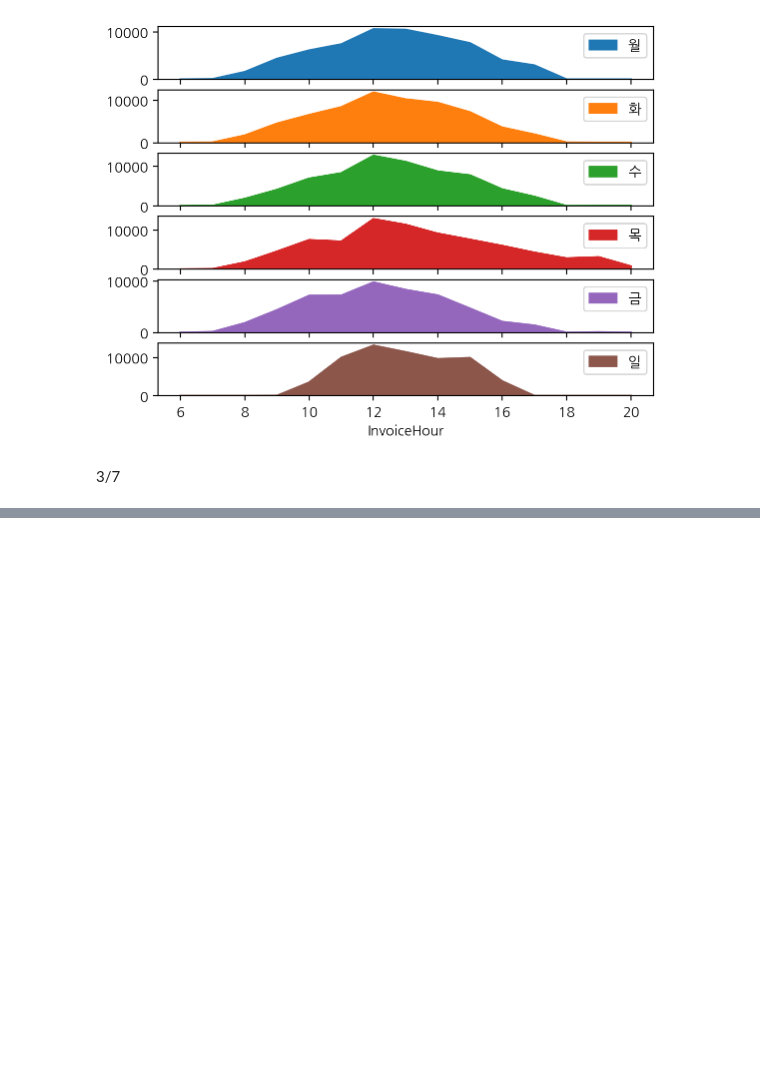
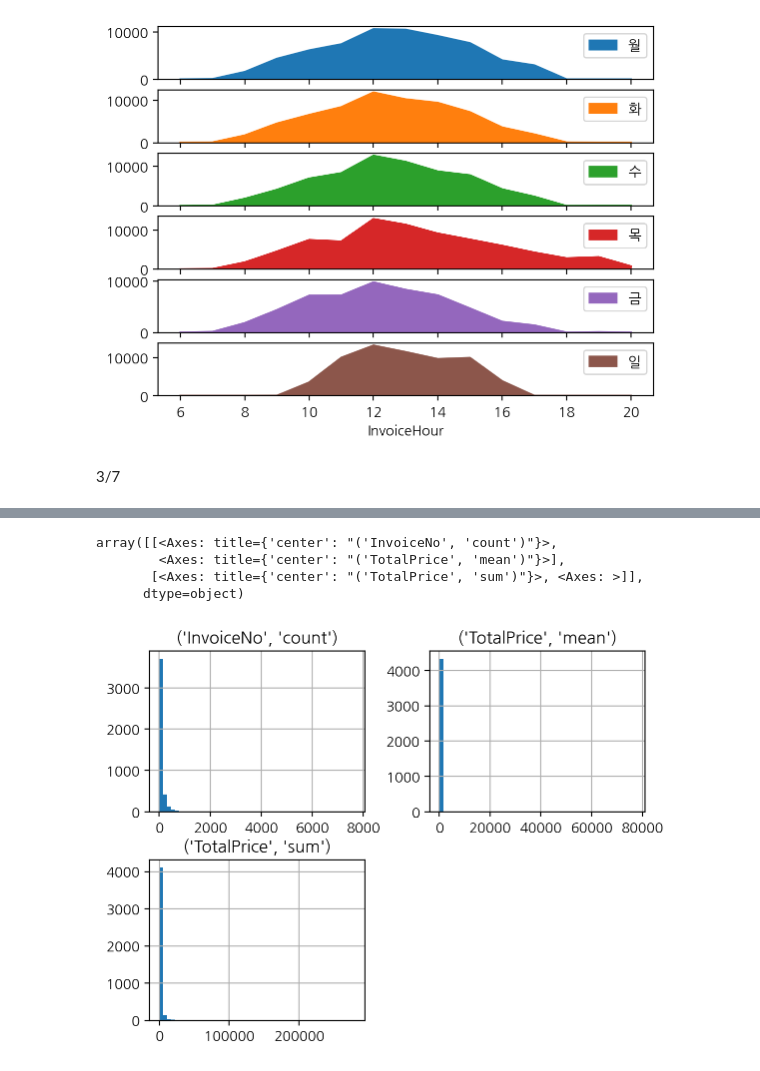
Before and after one commit to chobuzz/Business_Data_Analyst, a Jupyter notebook: Practice1.ipynb, the cells around one changed output, grey strips where cells are left out. Cells and saved outputs as stored; diff of their text form; code cells hidden in the pictures; blank space fills up the shorter version.

```diff
--- a/Practice1.ipynb
+++ b/Practice1.ipynb
@@ -786,0 +807,4 @@ hour_dow.plot(subplots=True, kind='area');
+# %%
+# InvoiceYM 으로 그룹화 하여 CustomerID 의 유일값의 개수를 구합니다.
+# MAU
+cust_agg = df_valid.groupby(df_valid["CustomerID"]).agg({'InvoiceNo': 'count', 'TotalPrice':['mean', 'sum']})
@@ -786,0 +824,8 @@ hour_dow.plot(subplots=True, kind='area');
+# %%
+cust_agg.hist(bins=50)
+# %% [output]
+array([[<Axes: title={'center': "('InvoiceNo', 'count')"}>,
+        <Axes: title={'center': "('TotalPrice', 'mean')"}>],
+       [<Axes: title={'center': "('TotalPrice', 'sum')"}>, <Axes: >]],
+      dtype=object)
+[figure, added]
```
Also changed, not shown: parts of 7 cells of this notebook.
